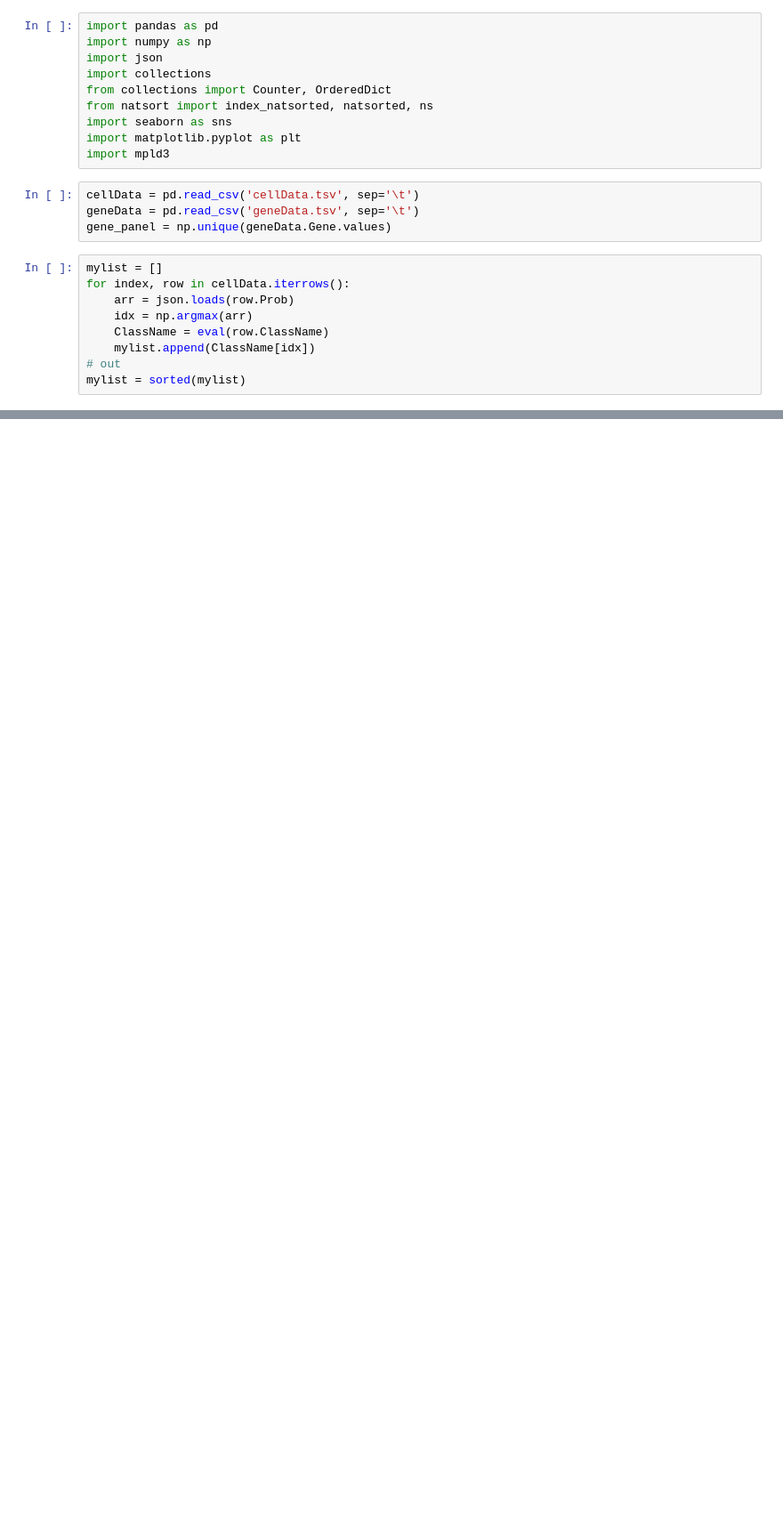
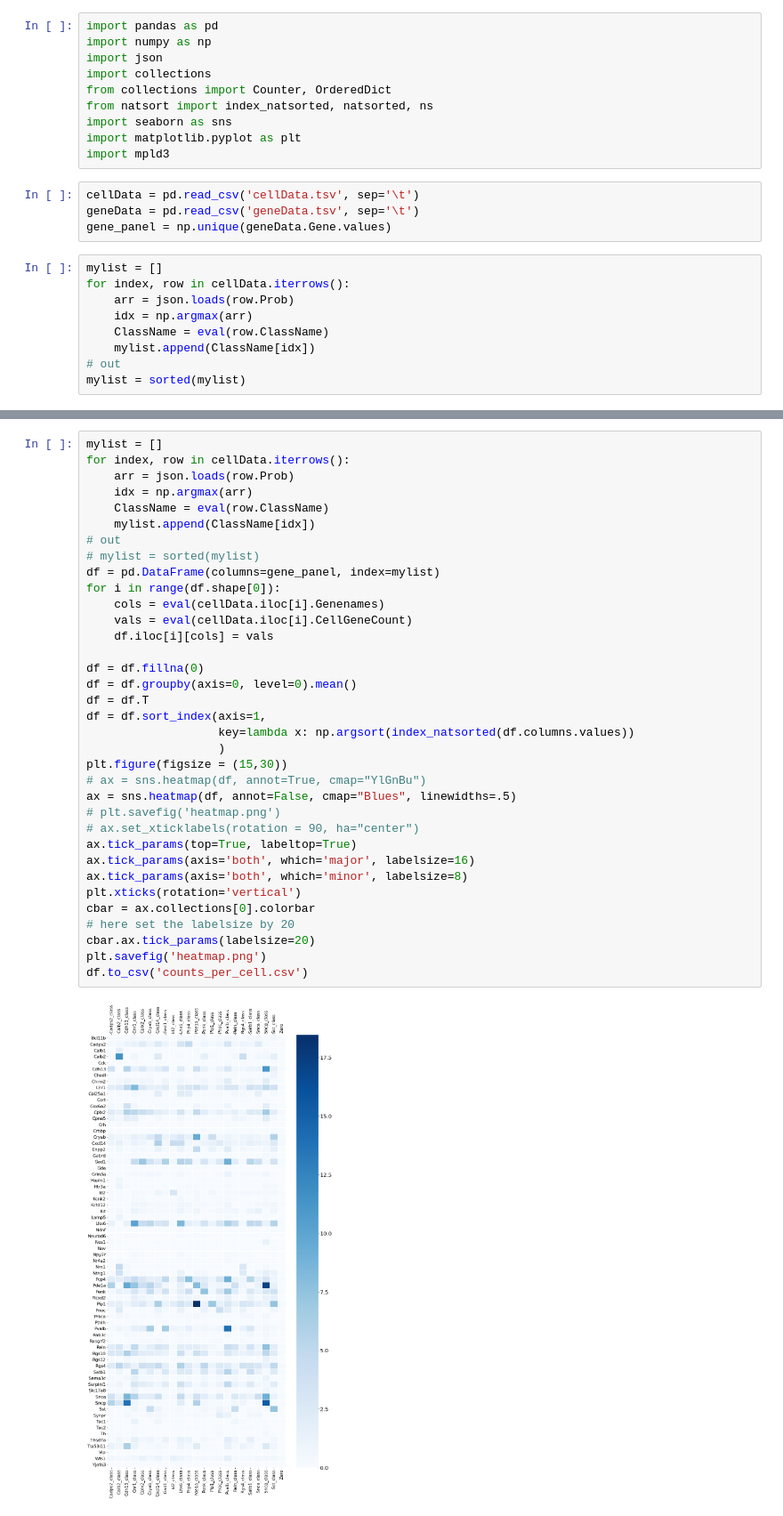
Before and after one commit to acycliq/septal_ellipsoids, a Jupyter notebook: dashboard/data/summary.ipynb, the cells around one changed output, grey strips where cells are left out. Shown at 89% size. Cells and saved outputs as stored; diff of their text form; blank space fills up the shorter version.

```diff
--- a/dashboard/data/summary.ipynb
+++ b/dashboard/data/summary.ipynb
@@ -39,3 +45,40 @@ plt.savefig('cells_per_class.png', bbox_inches = 'tight')
+# %%
+mylist = []
+for index, row in cellData.iterrows():
+    arr = json.loads(row.Prob)
+    idx = np.argmax(arr)
+    ClassName = eval(row.ClassName)
+    mylist.append(ClassName[idx])
+# out
+# mylist = sorted(mylist)
+df = pd.DataFrame(columns=gene_panel, index=mylist)
+for i in range(df.shape[0]):
+    cols = eval(cellData.iloc[i].Genenames)
+    vals = eval(cellData.iloc[i].CellGeneCount)
+    df.iloc[i][cols] = vals
+
+df = df.fillna(0)
+df = df.groupby(axis=0, level=0).mean()
+df = df.T
+df = df.sort_index(axis=1,
+                   key=lambda x: np.argsort(index_natsorted(df.columns.values))
+                   )
+plt.figure(figsize = (15,30))
+# ax = sns.heatmap(df, annot=True, cmap="YlGnBu")
+ax = sns.heatmap(df, annot=False, cmap="Blues", linewidths=.5)
+# plt.savefig('heatmap.png')
+# ax.set_xticklabels(rotation = 90, ha="center")
+ax.tick_params(top=True, labeltop=True)
+ax.tick_params(axis='both', which='major', labelsize=16)
+ax.tick_params(axis='both', which='minor', labelsize=8)
+plt.xticks(rotation='vertical')
+cbar = ax.collections[0].colorbar
+# here set the labelsize by 20
+cbar.ax.tick_params(labelsize=20)
+plt.savefig('heatmap.png')
+df.to_csv('counts_per_cell.csv')
+# %% [output]
+[figure, added]
 # %%
 mylist = []
 for index, row in cellData.iterrows():
```
Also changed, not shown: parts of 18 cells of this notebook, 2 other files.
